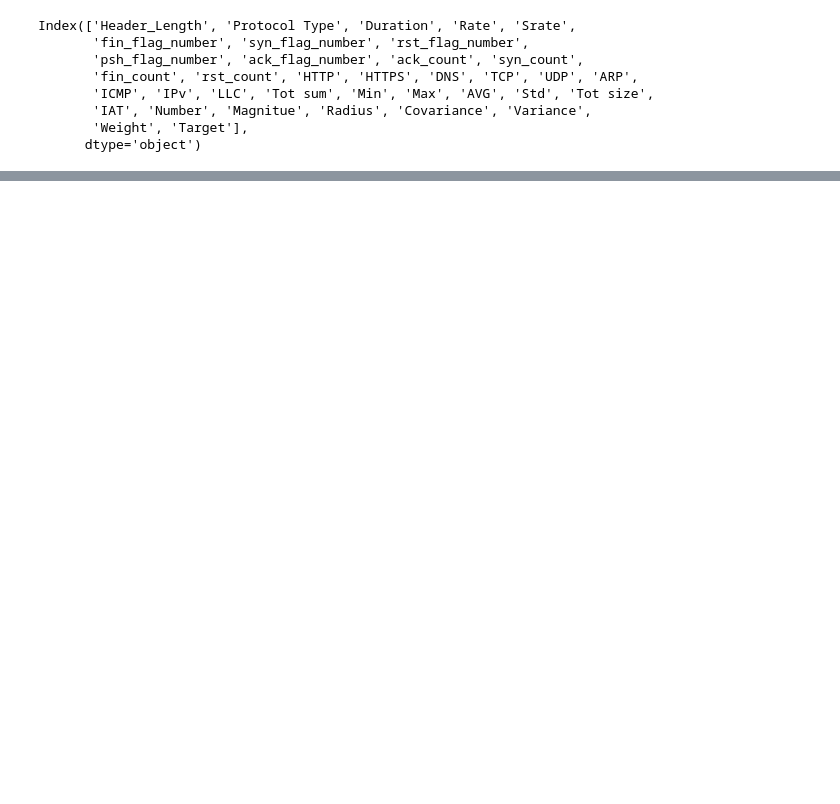
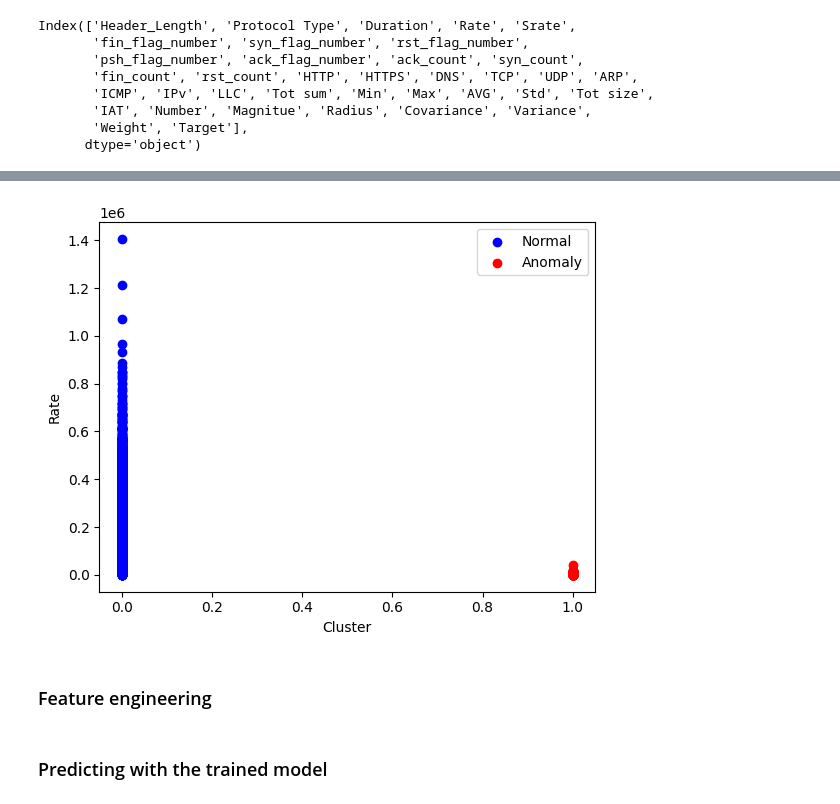
Before and after one commit to Airlectric/Data_Analytics_Kaggle_Projects, a Jupyter notebook: ddos-detection-in-real-time-tcp-ip-ddos-udp-data.ipynb, the cells around one changed output, grey strips where cells are left out. Cells and saved outputs as stored; diff of their text form; code cells hidden in the pictures; blank space fills up the shorter version.

```diff
--- a/ddos-detection-in-real-time-tcp-ip-ddos-udp-data.ipynb
+++ b/ddos-detection-in-real-time-tcp-ip-ddos-udp-data.ipynb
@@ -275,0 +525,35 @@ Index(['Header_Length', 'Protocol Type', 'Duration', 'Rate', 'Srate',
+# %%
+# Apply K-means clustering
+kmeans = KMeans(n_clusters=2, random_state=42)
+kmeans.fit(scaled_data)
+
+# Add the cluster labels to the original DataFrame
+df_test['Cluster'] = kmeans.labels_
+# %%
+# Count the number of instances in each cluster
+cluster_counts = df_test['Cluster'].value_counts()
+
+# Identify the cluster with the fewest instances
+anomaly_cluster = cluster_counts.idxmin()
+
+# Flag anomalies
+df_test['Anomaly'] = df_test['Cluster'] == anomaly_cluster
+# %%
+# Identify the cluster with the most instances
+majority_cluster = cluster_counts.idxmax()
+
+# Create the new 'Target' column
+df_test['Target'] = df_test['Cluster'].apply(lambda x: 'Normal' if x == majority_cluster else 'Anomaly')
+# %%
+le = LabelEncoder()
+df_test['Target'] = le.fit_transform(df_test['Target'])
+# %%
+# Plotting the clusters
+plt.scatter(df_test[df_test['Anomaly'] == False]['Cluster'], df_test[df_test['Anomaly'] == False]['Rate'], color='blue', label='Normal')
+plt.scatter(df_test[df_test['Anomaly'] == True]['Cluster'], df_test[df_test['Anomaly'] == True]['Rate'], color='red', label='Anomaly')
+plt.xlabel('Cluster')
+plt.ylabel('Rate')
+plt.legend()
+plt.show()
+# %% [output]
+[figure, added]
@@ -275,0 +566,2 @@ Index(['Header_Length', 'Protocol Type', 'Duration', 'Rate', 'Srate',
+# %% [markdown]
+### Feature engineering
@@ -275,0 +616,2 @@ Index(['Header_Length', 'Protocol Type', 'Duration', 'Rate', 'Srate',
+# %% [markdown]
+### Predicting with the trained model
```
Also changed, not shown: parts of 28 cells of this notebook.
